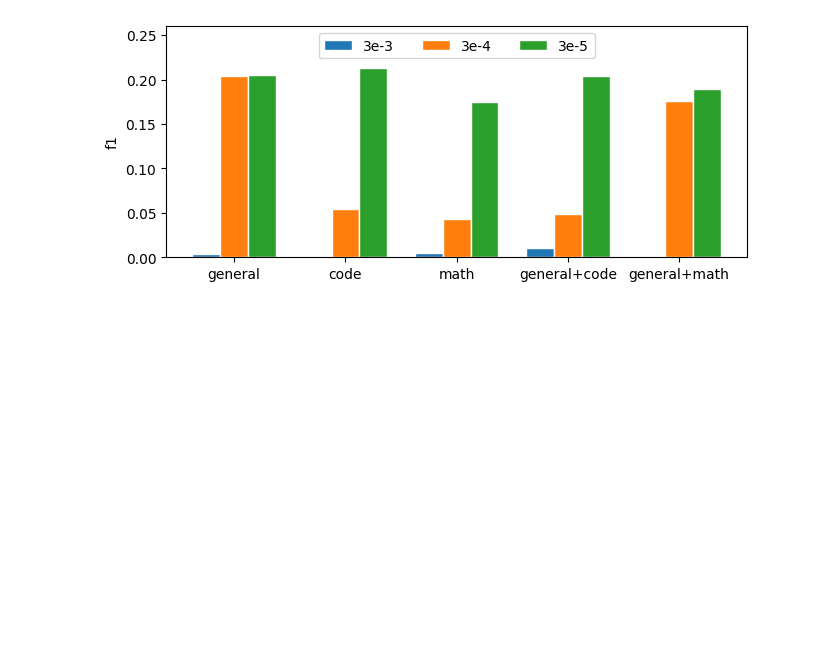
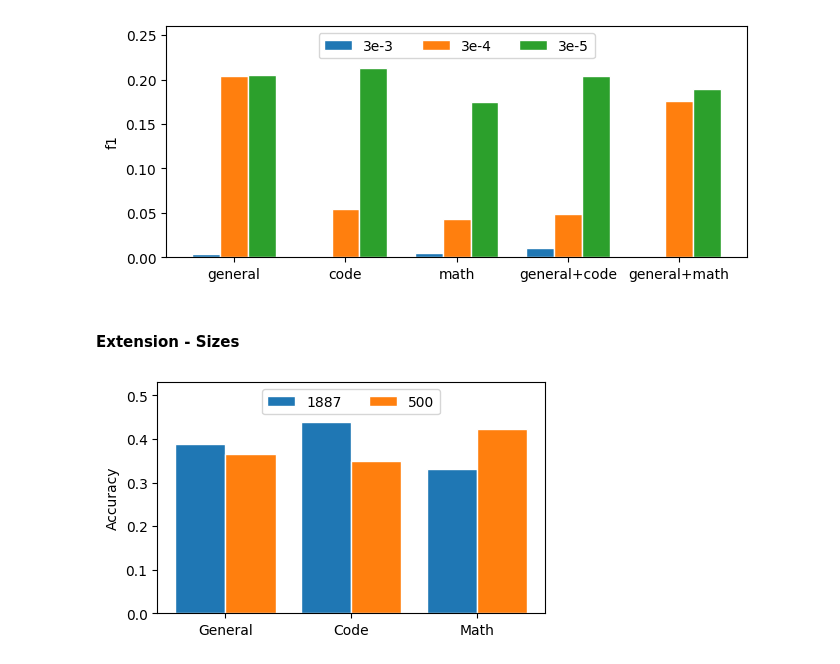
Before and after one commit to Kimberly97llp/NLP_research, a Jupyter notebook: evaluation.ipynb, the cells around one changed output. Cells and saved outputs as stored; diff of their text form; code cells hidden in the pictures; blank space fills up the shorter version.

Commit message:
added experiments with dataset sizes and prompts

```diff
--- a/evaluation.ipynb
+++ b/evaluation.ipynb
@@ -333,0 +365,5 @@ f1 score: 0.18960244648318042
+# %%
+model_names = ["general", "code", "math"]
+sizes = ["1887", "500"]
+# %%
+acc_by_model_and_size, pre_by_model_and_size, rec_by_model_and_size, f1_by_model_and_size = dict(), dict(), dict(), dict()
@@ -333,0 +410,3 @@ f1 score: 0.18960244648318042
+# %%
+model_names = ["general", "code", "math"]
+prompts = ["simple", "tracking"]
@@ -418,3 +538,30 @@ plt.savefig(f"./results/eval/plots/f1.png")
 plt.show()
 # %% [output]
 [figure]
+# %% [markdown]
+#### Extension - Sizes
+# %%
+# set width of bars
+barWidth = 0.4
+
+# Set position of bar on X axis
+r1 = np.arange(len(model_names)) + 0.2
+r2 = [x + barWidth for x in r1]
+
+model_names_on_plot = ["General", "Code", "Math"]
+# %%
+fig = plt.figure(figsize=(5, 3))
+
+plt.bar(r1, acc_by_model_and_size["1887"], width=barWidth, edgecolor='white', label='1887')
+plt.bar(r2, acc_by_model_and_size["500"], width=barWidth, edgecolor='white', label='500')
+
+plt.ylabel('Accuracy')
+plt.ylim(0, 0.53)
+plt.xlabel('')
+plt.xticks([r + barWidth for r in range(len(model_names))], model_names_on_plot)
+plt.legend(loc='upper center', ncol=3)
+
+plt.savefig(f"./results/eval/plots/accuracy_size.png")
+plt.show()
+# %% [output]
+[figure, added]
```
Also changed, not shown: parts of 25 cells of this notebook, 11 other files.
